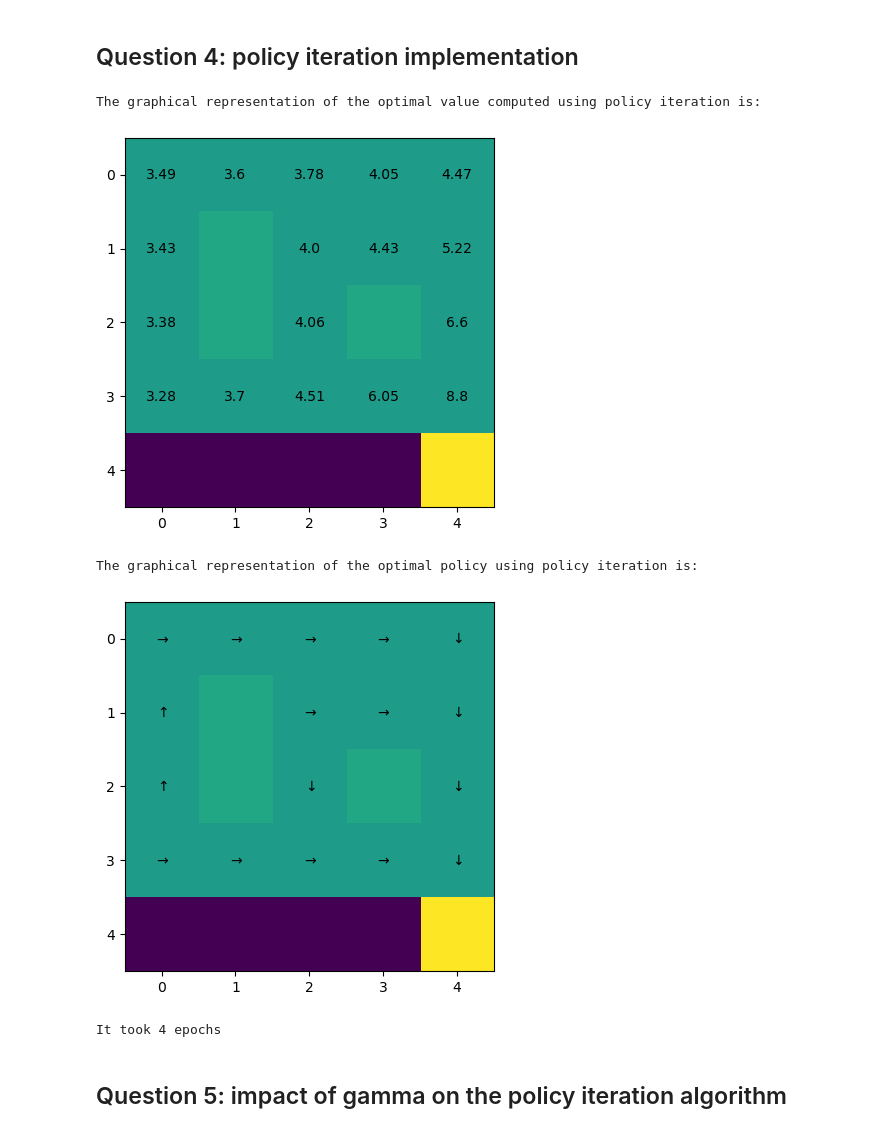
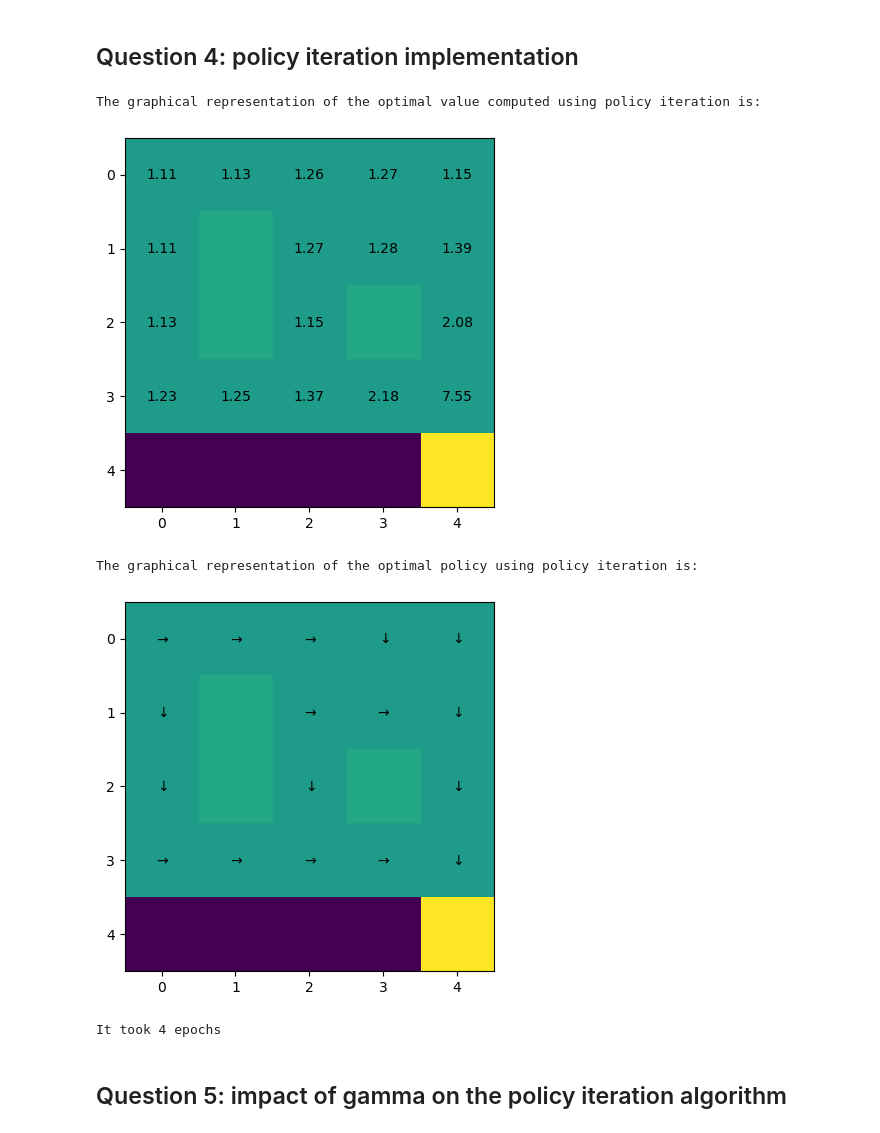
Before and after one commit to miguelsuri/RL-Labs, a Jupyter notebook: Lab 2/Lab 2 notebook.ipynb, the cells around one changed output. Saved outputs shown, nothing was run; the diff lists cells and outputs as text; code cells hidden in the pictures.

```diff
--- a/Lab 2/Lab 2 notebook.ipynb
+++ b/Lab 2/Lab 2 notebook.ipynb
@@ -602,24 +607,24 @@ Graphical representation of the value function for each gamma:
 # %%
 ### Question 4: policy iteration implementation
 
 # Policy iteration algorithm
-policy, V, epochs = grid.policy_iteration(threshold = 0.001, gamma = 0.7)
+policy, V, epochs = grid.policy_iteration(threshold = 0.001, gamma = 0.21)
 
 # Plot value function for policy iteration
 #print("The value of the optimal value computed using policy iteration is:\n\n {}\n\n".format(V))
 print("The graphical representation of the optimal value computed using policy iteration is:\n")
 grid.graphics.draw_value(V)
 
 # Plot policy for policy iteration
 #print("\n\nThe optimal policy using policy iteration is:\n\n {}\n\n".format(policy))
 print("The graphical representation of the optimal policy using policy iteration is:\n")
 grid.graphics.draw_policy(policy)
 
 # Plot number of epochs
 print("\nIt took {} epochs".format(epochs))
 # %% [output]
 The graphical representation of the optimal value computed using policy iteration is:
-[figure, old version]
+[figure, new version]
 The graphical representation of the optimal policy using policy iteration is:
 [figure]
 It took 4 epochs
```
Also changed, not shown: parts of 6 cells of this notebook, 1 other file.
